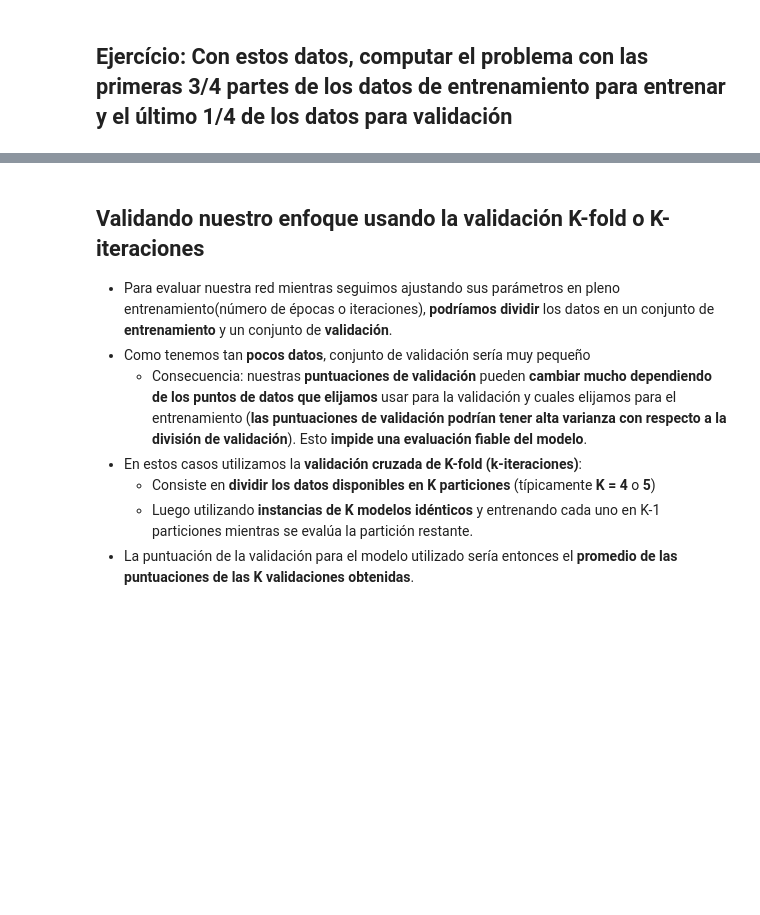
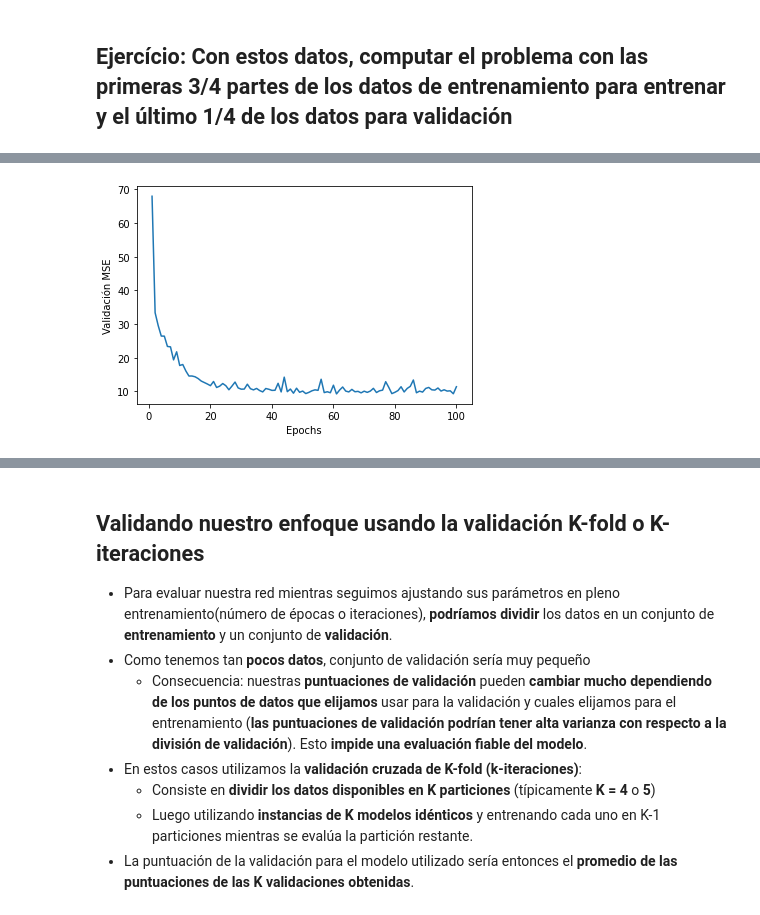
Before and after one commit to marialongogarcia/deeplearning, a Jupyter notebook: 3_3_Regresion_Prediccion_Precio_Casas.ipynb, the cells around one changed output, grey strips where cells are left out. Saved outputs shown, nothing was run; the diff lists cells and outputs as text; code cells hidden in the pictures; blank space fills up the shorter version.

```diff
--- a/3_3_Regresion_Prediccion_Precio_Casas.ipynb
+++ b/3_3_Regresion_Prediccion_Precio_Casas.ipynb
@@ -164,5 +164,10 @@ def build_model():
 ## Ejercício: Con estos datos, computar el problema con las primeras 3/4 partes de los datos de entrenamiento para entrenar y el último 1/4 de los datos para validación
 # %%
 # 1. Hacer aquí las particiones de los datos de entrenamiento
+partial_train_data = train_data[:303]
+partial_eval_train_data = train_data[304:]
+partial_train_targets = train_targets[:303]
+partial_eval_train_targets = train_targets[304:]
 # %%
 # 2. Entrenar el modelo con 100 épocas y un batch_size=1
+mymodel = build_model()
@@ -168,0 +176,4 @@ def build_model():
+# %%
+history = mymodel.fit(partial_train_data, partial_train_targets,
+            validation_data=(partial_eval_train_data, partial_eval_train_targets),
+                        epochs=100, batch_size=1)
@@ -169,3 +200,13 @@ def build_model():
+# %%
+mse_history = history.history['val_loss']
 # %%
 # 3. Confrontar en una gráfica de épocas en el eje de abcisas contra pérdida (MSE) en
 # el eje de ordenadas
+import matplotlib.pyplot as plt
+
+plt.plot(range(1, len(mse_history) + 1), mse_history)
+plt.xlabel('Epochs')
+plt.ylabel('Validación MSE')
+plt.show()
+# %% [output]
+[figure, added]
```
Also changed, not shown: parts of 12 cells of this notebook.
